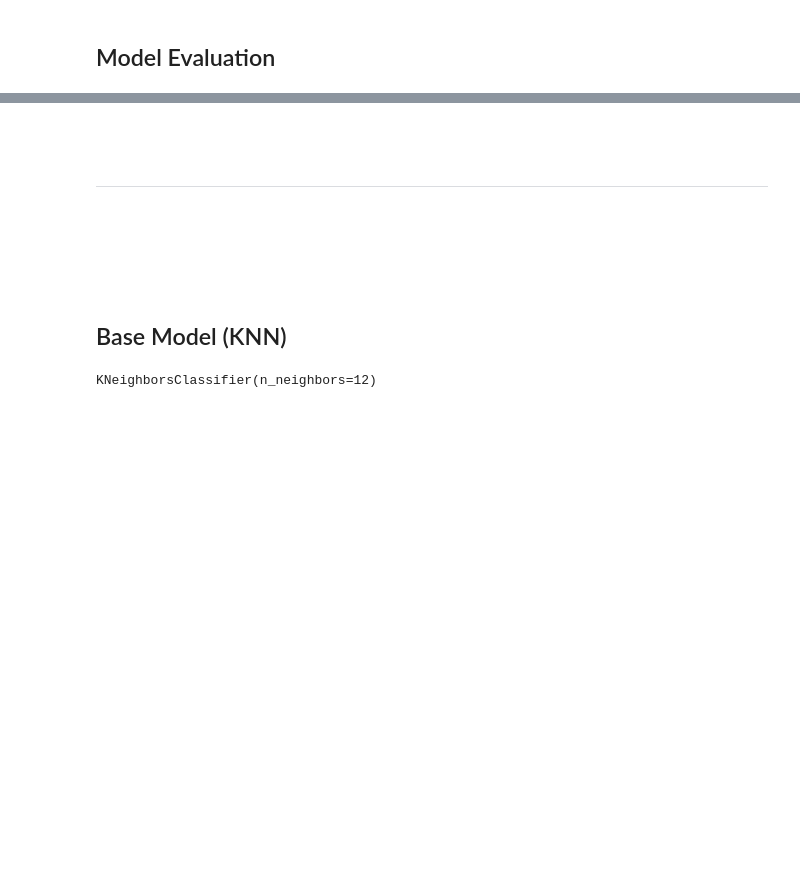
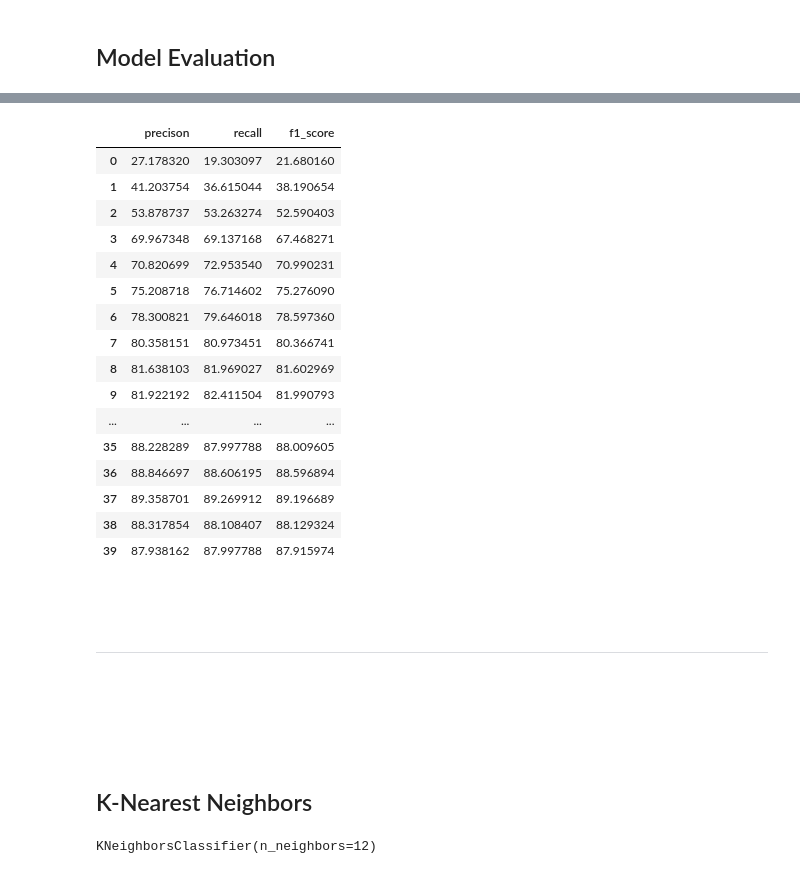
Before and after one commit to crypticsy/APTAttribution, a Jupyter notebook: apt_attribution_using_drl.ipynb, the cells around one changed output, grey strips where cells are left out. Cells and saved outputs as stored; diff of their text form; code cells hidden in the pictures; blank space fills up the shorter version.

```diff
--- a/apt_attribution_using_drl.ipynb
+++ b/apt_attribution_using_drl.ipynb
@@ -956,13 +1153,35 @@ fig.show()
+# %%
+df___  = pd.DataFrame({'precison' : precisions, 'recall' : recalls, 'f1_score': f1_scores})
+
+df___
+# %% [output]
+|  | precison | recall | f1_score |
+| 0 | 27.178320 | 19.303097 | 21.680160 |
+| 1 | 41.203754 | 36.615044 | 38.190654 |
+| 2 | 53.878737 | 53.263274 | 52.590403 |
+| 3 | 69.967348 | 69.137168 | 67.468271 |
+| 4 | 70.820699 | 72.953540 | 70.990231 |
+| 5 | 75.208718 | 76.714602 | 75.276090 |
+| 6 | 78.300821 | 79.646018 | 78.597360 |
+| 7 | 80.358151 | 80.973451 | 80.366741 |
+| 8 | 81.638103 | 81.969027 | 81.602969 |
+| 9 | 81.922192 | 82.411504 | 81.990793 |
+| ... | ... | ... | ... |
+| 35 | 88.228289 | 87.997788 | 88.009605 |
+| 36 | 88.846697 | 88.606195 | 88.596894 |
+| 37 | 89.358701 | 89.269912 | 89.196689 |
+| 38 | 88.317854 | 88.108407 | 88.129324 |
+| 39 | 87.938162 | 87.997788 | 87.915974 |
 # %% [markdown]
 <br/><br/>
 
 --------------
 
 <br/><br/>
-# %% [markdown]
-<br/>
-
-## Base Model (KNN)
+# %% [markdown]
+<br/>
+
+## K-Nearest Neighbors
 # %%
 from sklearn.neighbors import KNeighborsClassifier
 from sklearn.metrics import classification_report, accuracy_score
```
Also changed, not shown: parts of 31 cells of this notebook, 2 other files.
